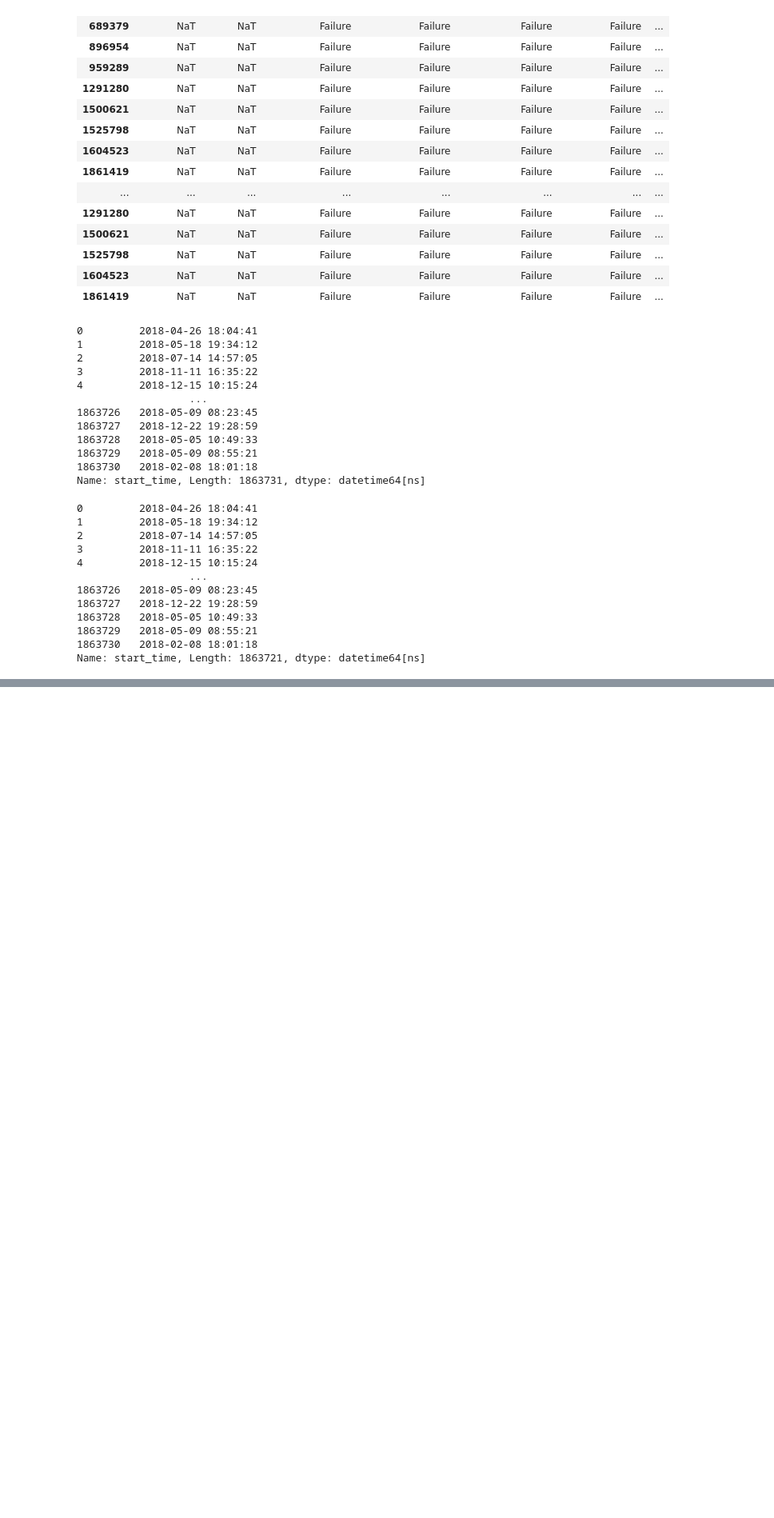
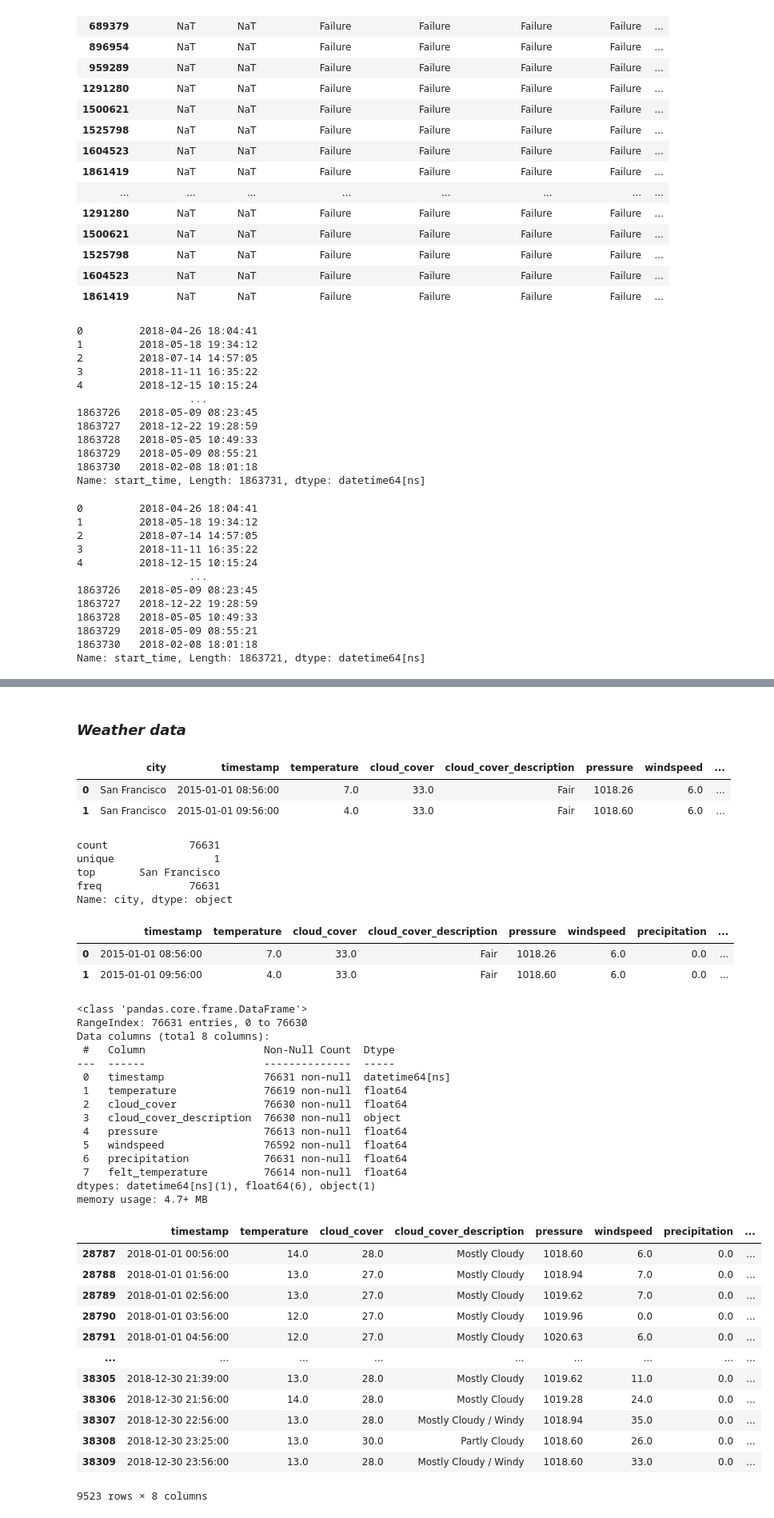
Before and after one commit to darebakdavca/Team_Project_DSML, a Jupyter notebook: Notebooks/3_Data_Preparation.ipynb, the cells around one changed output, grey strips where cells are left out. Shown at 80% size. Cells and saved outputs as stored; diff of their text form; code cells hidden in the pictures; blank space fills up the shorter version.

Commit message:
import weather data, filter 2018 values and handle missing values

```diff
--- a/Notebooks/3_Data_Preparation.ipynb
+++ b/Notebooks/3_Data_Preparation.ipynb
@@ -97,0 +128,66 @@ Name: start_time, Length: 1863721, dtype: datetime64[ns]
+# %% [markdown]
+### *Weather data*
+# %%
+weather_df = pd.read_csv('SanFrancisco')
+weather_df.head(2)
+# %% [output]
+|  | city | timestamp | temperature | cloud_cover | cloud_cover_description | pressure | windspeed | ... |
+| 0 | San Francisco | 2015-01-01 08:56:00 | 7.0 | 33.0 | Fair | 1018.26 | 6.0 | ... |
+| 1 | San Francisco | 2015-01-01 09:56:00 | 4.0 | 33.0 | Fair | 1018.60 | 6.0 | ... |
+# %%
+# check what values are in city columns
+weather_df['city'].describe()
+# %% [output]
+count             76631
+unique                1
+top       San Francisco
+freq              76631
+Name: city, dtype: object
+# %%
+# we can drop the city column
+weather_df.drop(labels='city', axis=1, inplace=True)
+weather_df.head(2)
+# %% [output]
+|  | timestamp | temperature | cloud_cover | cloud_cover_description | pressure | windspeed | precipitation | ... |
+| 0 | 2015-01-01 08:56:00 | 7.0 | 33.0 | Fair | 1018.26 | 6.0 | 0.0 | ... |
+| 1 | 2015-01-01 09:56:00 | 4.0 | 33.0 | Fair | 1018.60 | 6.0 | 0.0 | ... |
+# %%
+# filter just values from 2018 year
+weather_df.info()
+weather_df['timestamp'] = pd.to_datetime(weather_df['timestamp'], format='%Y-%m-%d %H:%M:%S')
+
+start = datetime(year=2018, month=1, day=1)
+end = datetime(year=2018, month=12, day=31)
+
+weather_df_18 = weather_df[(weather_df['timestamp'] >= start)&(weather_df['timestamp'] <= end)].copy()
+weather_df_18.sort_values(by='timestamp', inplace=True)
+weather_df_18
+# %% [output]
+<class 'pandas.core.frame.DataFrame'>
+RangeIndex: 76631 entries, 0 to 76630
+Data columns (total 8 columns):
+ #   Column                   Non-Null Count  Dtype
+---  ------                   --------------  -----
+ 0   timestamp                76631 non-null  datetime64[ns]
+ 1   temperature              76619 non-null  float64
+ 2   cloud_cover              76630 non-null  float64
+ 3   cloud_cover_description  76630 non-null  object
+ 4   pressure                 76613 non-null  float64
+ 5   windspeed                76592 non-null  float64
+ 6   precipitation            76631 non-null  float64
+ 7   felt_temperature         76614 non-null  float64
+dtypes: datetime64[ns](1), float64(6), object(1)
+memory usage: 4.7+ MB
+|  | timestamp | temperature | cloud_cover | cloud_cover_description | pressure | windspeed | precipitation | ... |
+| 28787 | 2018-01-01 00:56:00 | 14.0 | 28.0 | Mostly Cloudy | 1018.60 | 6.0 | 0.0 | ... |
+| 28788 | 2018-01-01 01:56:00 | 13.0 | 27.0 | Mostly Cloudy | 1018.94 | 7.0 | 0.0 | ... |
+| 28789 | 2018-01-01 02:56:00 | 13.0 | 27.0 | Mostly Cloudy | 1019.62 | 7.0 | 0.0 | ... |
+| 28790 | 2018-01-01 03:56:00 | 12.0 | 27.0 | Mostly Cloudy | 1019.96 | 0.0 | 0.0 | ... |
+| 28791 | 2018-01-01 04:56:00 | 12.0 | 27.0 | Mostly Cloudy | 1020.63 | 6.0 | 0.0 | ... |
+| ... | ... | ... | ... | ... | ... | ... | ... | ... |
+| 38305 | 2018-12-30 21:39:00 | 13.0 | 28.0 | Mostly Cloudy | 1019.62 | 11.0 | 0.0 | ... |
+| 38306 | 2018-12-30 21:56:00 | 14.0 | 28.0 | Mostly Cloudy | 1019.28 | 24.0 | 0.0 | ... |
+| 38307 | 2018-12-30 22:56:00 | 13.0 | 28.0 | Mostly Cloudy / Windy | 1018.94 | 35.0 | 0.0 | ... |
+| 38308 | 2018-12-30 23:25:00 | 13.0 | 30.0 | Partly Cloudy | 1018.60 | 26.0 | 0.0 | ... |
+| 38309 | 2018-12-30 23:56:00 | 13.0 | 28.0 | Mostly Cloudy / Windy | 1018.60 | 33.0 | 0.0 | ... |
+9523 rows × 8 columns
```
Also changed, not shown: parts of 15 cells of this notebook.
